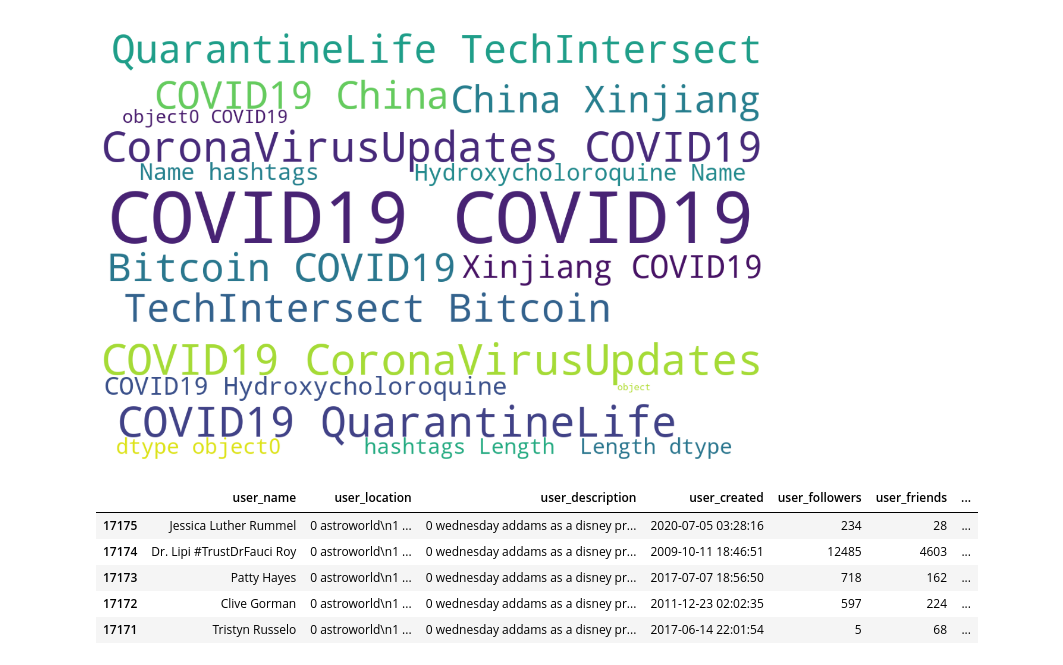
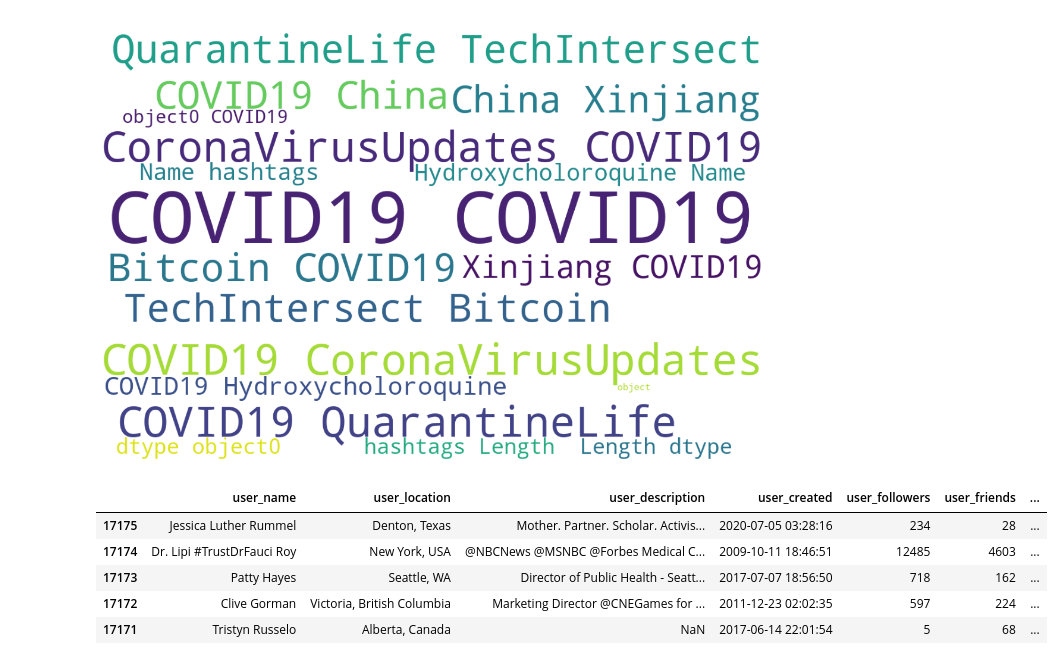
Before and after one commit to AbielBorja/Arte-de-la-analitica, a Jupyter notebook: Dia_4/RetoSemanaTec.ipynb, the cells around one changed output. Drawn from its saved outputs; the diff is of its cells as text; code cells hidden in the pictures.

```diff
--- a/Dia_4/RetoSemanaTec.ipynb
+++ b/Dia_4/RetoSemanaTec.ipynb
@@ -387,18 +387,19 @@ wordcloud(datos,'hashtags')
 # %% [output]
 [figure]
 # %%
+datos = pd.read_csv("covid19_tweets.csv")
 datos['date'] = pd.to_datetime(datos['date'])
 datos = datos.sort_values(['date'])
 datos['day'] = datos['date'].astype(str).str.split(' ', expand=True)[0]
 datos['time'] = datos['date'].astype(str).str.split(' ', expand=True)[1]
 datos.head()
 # %% [output]
 |  | user_name | user_location | user_description | user_created | user_followers | user_friends | ... |
-| 17175 | Jessica Luther Rummel | 0 astroworld\n1 ... | 0 wednesday addams as a disney pr... | 2020-07-05 03:28:16 | 234 | 28 | ... |
-| 17174 | Dr. Lipi #TrustDrFauci Roy | 0 astroworld\n1 ... | 0 wednesday addams as a disney pr... | 2009-10-11 18:46:51 | 12485 | 4603 | ... |
-| 17173 | Patty Hayes | 0 astroworld\n1 ... | 0 wednesday addams as a disney pr... | 2017-07-07 18:56:50 | 718 | 162 | ... |
-| 17172 | Clive Gorman | 0 astroworld\n1 ... | 0 wednesday addams as a disney pr... | 2011-12-23 02:02:35 | 597 | 224 | ... |
-| 17171 | Tristyn Russelo | 0 astroworld\n1 ... | 0 wednesday addams as a disney pr... | 2017-06-14 22:01:54 | 5 | 68 | ... |
+| 17175 | Jessica Luther Rummel | Denton, Texas | Mother. Partner. Scholar. Activis... | 2020-07-05 03:28:16 | 234 | 28 | ... |
+| 17174 | Dr. Lipi #TrustDrFauci Roy | New York, USA | @NBCNews @MSNBC @Forbes Medical C... | 2009-10-11 18:46:51 | 12485 | 4603 | ... |
+| 17173 | Patty Hayes | Seattle, WA | Director of Public Health - Seatt... | 2017-07-07 18:56:50 | 718 | 162 | ... |
+| 17172 | Clive Gorman | Victoria, British Columbia | Marketing Director @CNEGames for ... | 2011-12-23 02:02:35 | 597 | 224 | ... |
+| 17171 | Tristyn Russelo | Alberta, Canada | NaN | 2017-06-14 22:01:54 | 5 | 68 | ... |
 # %%
 fechas = datos['day'].value_counts().reset_index()
 fechas.columns = ['day', 'count']
```
